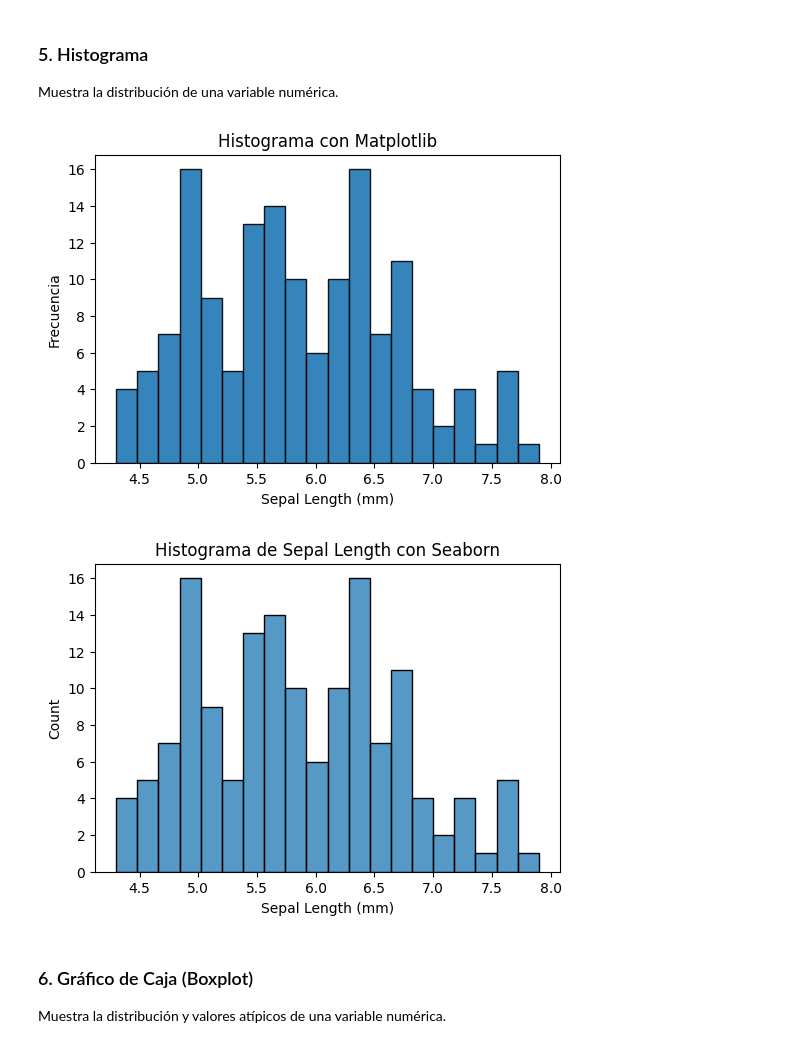
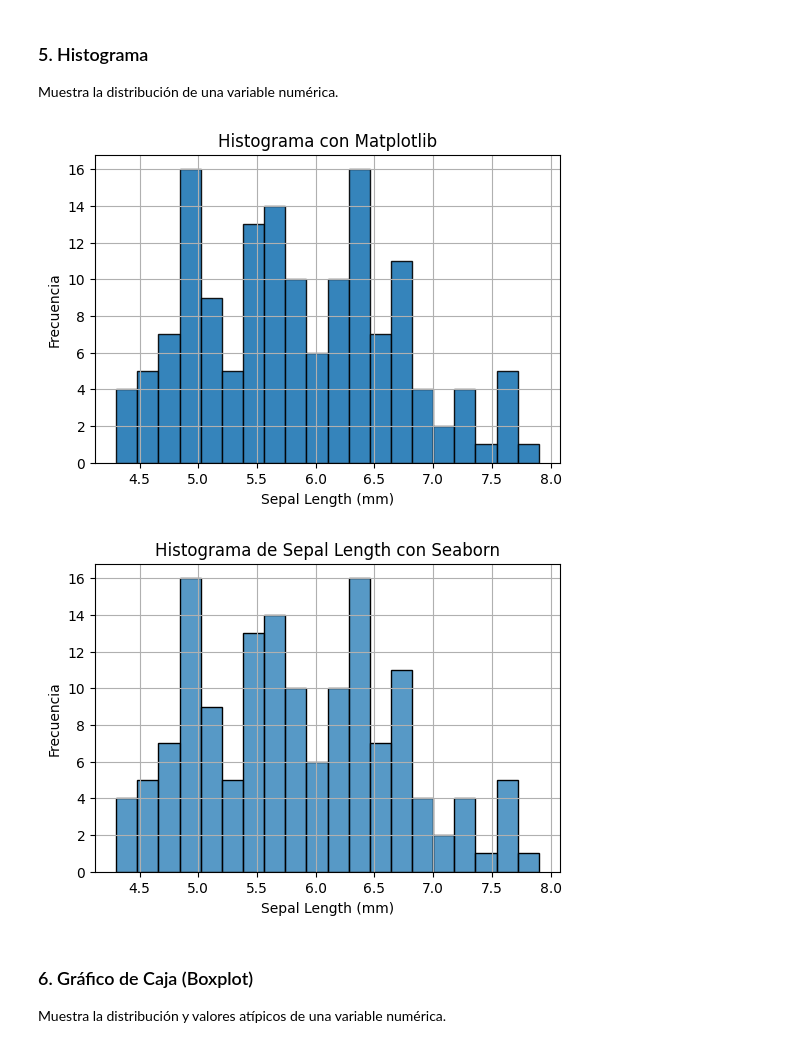
Before and after one commit to AngyEs/Bootcamp-Data-Science, a Jupyter notebook: 03_Datos & Visualización/Clase_10_Visualización_de_datos.ipynb, the cells around one changed output. Saved outputs shown, nothing was run; the diff lists cells and outputs as text; code cells hidden in the pictures.

```diff
--- a/03_Datos & Visualización/Clase_10_Visualización_de_datos.ipynb
+++ b/03_Datos & Visualización/Clase_10_Visualización_de_datos.ipynb
@@ -218,20 +218,23 @@ Muestra la distribución de una variable numérica.
 # %%
 plt.figure(figsize=(6, 4))
 plt.hist(iris['sepal_length'].dropna(), bins=20, edgecolor='black', alpha=0.9) # datos, eliminación valores nulos, división de los datos, color del borde, transparencia del grafico
 plt.title("Histograma con Matplotlib")
-plt.xlabel("Sepal Length (mm)") # indice de la masa corporal
+plt.xlabel("Sepal Length (mm)")
 plt.ylabel("Frecuencia")
+plt.grid(True)
 plt.show()
 # %% [output]
-[figure, old version]
+[figure, new version]
 # %%
 plt.figure(figsize=(6, 4))
 sns.histplot(iris['sepal_length'].dropna(), bins=20)
 plt.title("Histograma de Sepal Length con Seaborn")
 plt.xlabel("Sepal Length (mm)")
+plt.ylabel("Frecuencia")
+plt.grid(True)
 plt.show()
 # %% [output]
-[figure, old version]
+[figure, new version]
 # %% [markdown]
 ### 6. Gráfico de Caja (Boxplot)
 Muestra la distribución y valores atípicos de una variable numérica.
```
Also changed, not shown: parts of 4 cells of this notebook.
